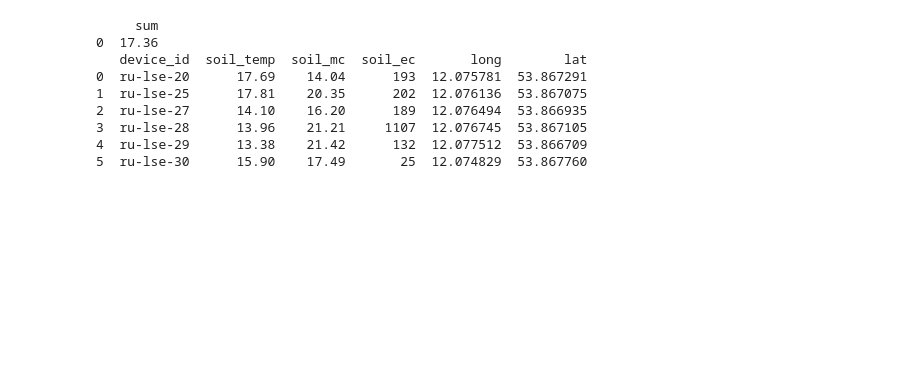
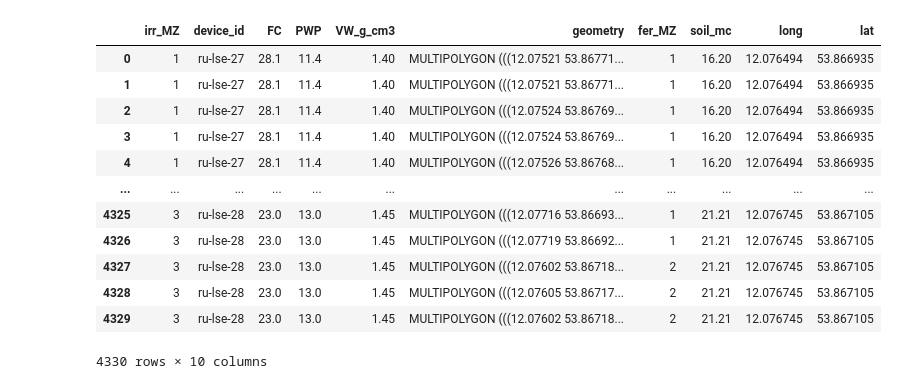
Before and after one commit to AlexSteiger/fertigationMap, a Jupyter notebook: irrigationMap/outputFiles/irrigationMap.ipynb, the cells around one changed output. Drawn from its saved outputs; the diff is of its cells as text; code cells hidden in the pictures; blank space fills up the shorter version.

```diff
--- a/irrigationMap/outputFiles/irrigationMap.ipynb
+++ b/irrigationMap/outputFiles/irrigationMap.ipynb
@@ -105,13 +121,0 @@ Reading from Database ru_soil_moisture
-# %%
-print(rain_df)
-print(CMC_df)
-# %% [output]
-     sum
-0  17.36
-   device_id  soil_temp  soil_mc  soil_ec       long        lat
-0  ru-lse-20      17.69    14.04      193  12.075781  53.867291
-1  ru-lse-25      17.81    20.35      202  12.076136  53.867075
-2  ru-lse-27      14.10    16.20      189  12.076494  53.866935
-3  ru-lse-28      13.96    21.21     1107  12.076745  53.867105
-4  ru-lse-29      13.38    21.42      132  12.077512  53.866709
-5  ru-lse-30      15.90    17.49       25  12.074829  53.867760
@@ -124,3 +122,39 @@ gdf = MZ_gdf.merge(CMC_df, on='device_id')
+# %%
+## Merge all the data
+MZ_gdf = irr_MZ_gdf.sjoin(fer_MZ_gdf)
+gdf = MZ_gdf.merge(CMC_df, on='device_id')
+
+# drop some columns (if they exist)
+if 'id_left' in gdf.columns:
+    gdf = gdf.drop('id_left', axis=1)
+if 'fid_left' in gdf.columns:
+    gdf = gdf.drop('fid_left', axis=1)
+if 'id_right' in gdf.columns:
+    gdf = gdf.drop('id_right', axis=1)
+if 'fid_right' in gdf.columns:
+    gdf = gdf.drop('fid_right', axis=1)
+if 'index_right' in gdf.columns:
+    gdf = gdf.drop('index_right', axis=1)
+if 'soil_temp' in gdf.columns:
+    gdf = gdf.drop('soil_temp', axis=1)
+if 'soil_ec' in gdf.columns:
+    gdf = gdf.drop('soil_ec', axis=1)
+
+gdf
+# %% [output]
+|  | irr_MZ | device_id | FC | PWP | VW_g_cm3 | geometry | fer_MZ | soil_mc | long | lat |
+| 0 | 1 | ru-lse-27 | 28.1 | 11.4 | 1.40 | MULTIPOLYGON (((12.07521 53.86771... | 1 | 16.20 | 12.076494 | 53.866935 |
+| 1 | 1 | ru-lse-27 | 28.1 | 11.4 | 1.40 | MULTIPOLYGON (((12.07521 53.86771... | 1 | 16.20 | 12.076494 | 53.866935 |
+| 2 | 1 | ru-lse-27 | 28.1 | 11.4 | 1.40 | MULTIPOLYGON (((12.07524 53.86769... | 1 | 16.20 | 12.076494 | 53.866935 |
+| 3 | 1 | ru-lse-27 | 28.1 | 11.4 | 1.40 | MULTIPOLYGON (((12.07524 53.86769... | 1 | 16.20 | 12.076494 | 53.866935 |
+| 4 | 1 | ru-lse-27 | 28.1 | 11.4 | 1.40 | MULTIPOLYGON (((12.07526 53.86768... | 1 | 16.20 | 12.076494 | 53.866935 |
+| ... | ... | ... | ... | ... | ... | ... | ... | ... | ... | ... |
+| 4325 | 3 | ru-lse-28 | 23.0 | 13.0 | 1.45 | MULTIPOLYGON (((12.07716 53.86693... | 1 | 21.21 | 12.076745 | 53.867105 |
+| 4326 | 3 | ru-lse-28 | 23.0 | 13.0 | 1.45 | MULTIPOLYGON (((12.07719 53.86692... | 1 | 21.21 | 12.076745 | 53.867105 |
+| 4327 | 3 | ru-lse-28 | 23.0 | 13.0 | 1.45 | MULTIPOLYGON (((12.07602 53.86718... | 2 | 21.21 | 12.076745 | 53.867105 |
+| 4328 | 3 | ru-lse-28 | 23.0 | 13.0 | 1.45 | MULTIPOLYGON (((12.07605 53.86717... | 2 | 21.21 | 12.076745 | 53.867105 |
+| 4329 | 3 | ru-lse-28 | 23.0 | 13.0 | 1.45 | MULTIPOLYGON (((12.07602 53.86718... | 2 | 21.21 | 12.076745 | 53.867105 |
+4330 rows × 10 columns
 # %%
 ## Calculate FC_mm, PWP_mm and CMC_mm
 # FC  [mm] : Field Capacity
```
Also changed, not shown: parts of 7 cells of this notebook, 7 other files.
